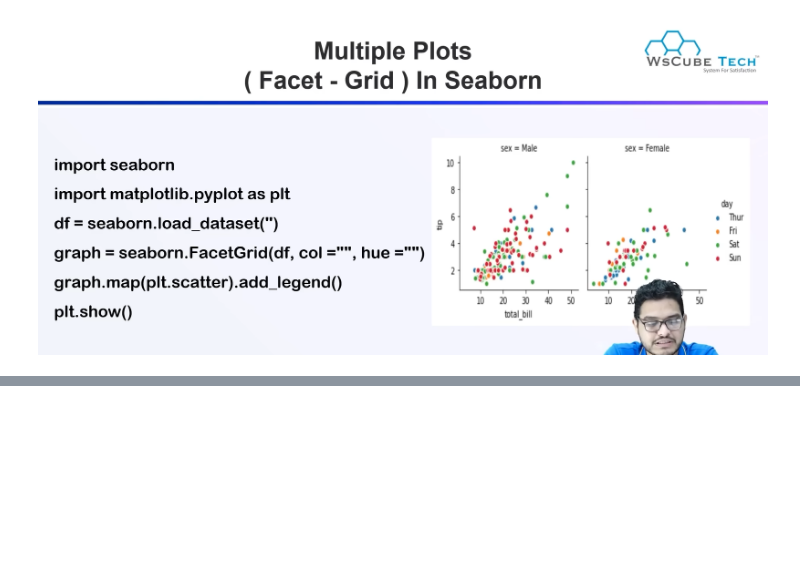
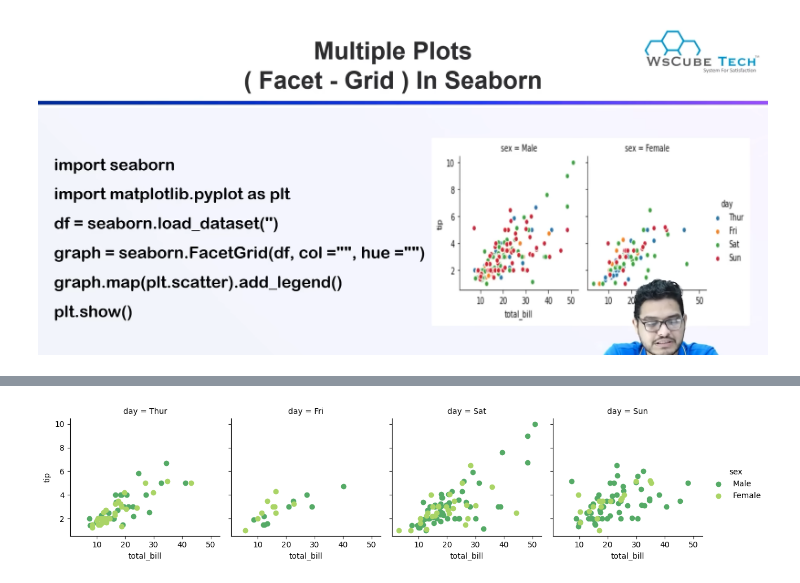
Before and after one commit to praveensinghaws/Python, a Jupyter notebook: wsCubeTech/Seaborn/14. Multiple Plots Fact_Grid.ipynb, the cells around one changed output, grey strips where cells are left out. Drawn from its saved outputs; the diff is of its cells as text; code cells hidden in the pictures; blank space fills up the shorter version.

```diff
--- a/wsCubeTech/Seaborn/14. Multiple Plots Fact_Grid.ipynb
+++ b/wsCubeTech/Seaborn/14. Multiple Plots Fact_Grid.ipynb
@@ -4,0 +25,7 @@
+# %%
+# Scatter plot with FacetGrid, columns='day', hue='sex'
+fg = sns.FacetGrid(df, col='day', hue='sex', palette='summer')
+fg.map(plt.scatter, "total_bill", 'tip').add_legend()
+plt.show()
+# %% [output]
+[figure, added]
```
Also changed, not shown: parts of 4 cells of this notebook.
